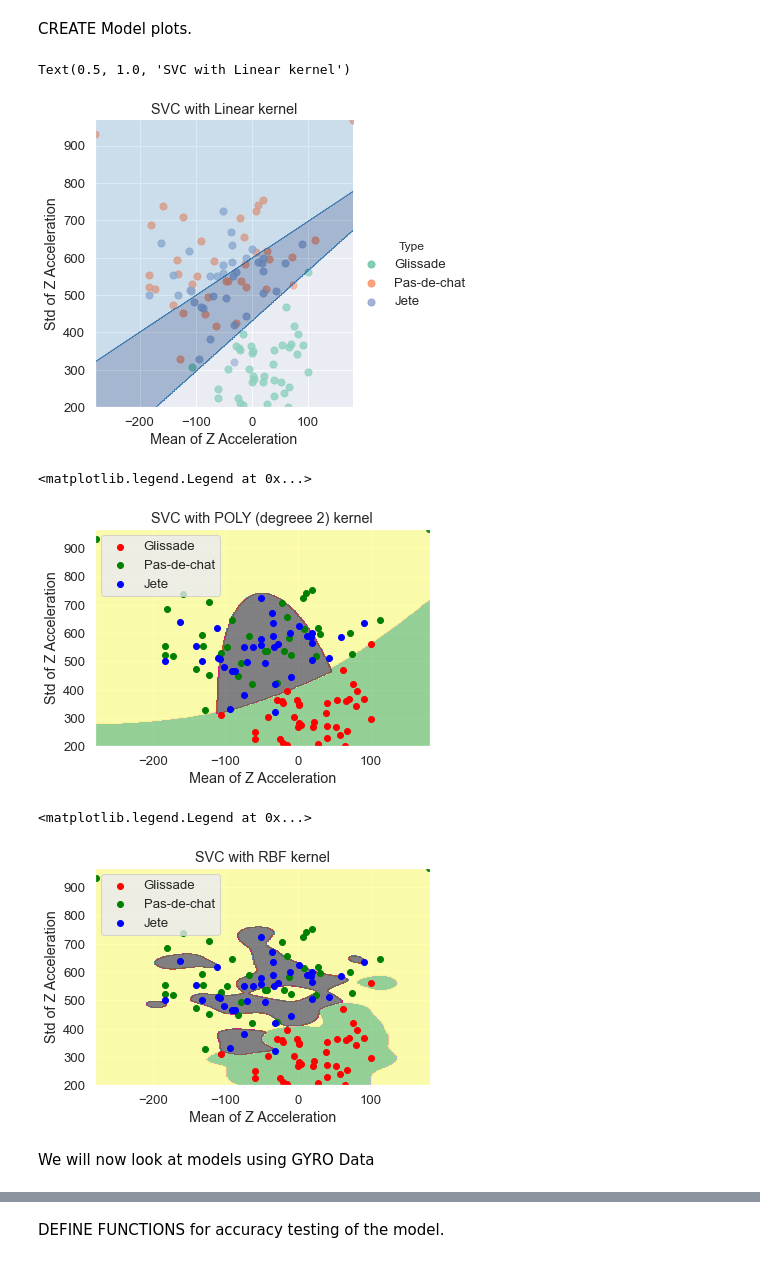
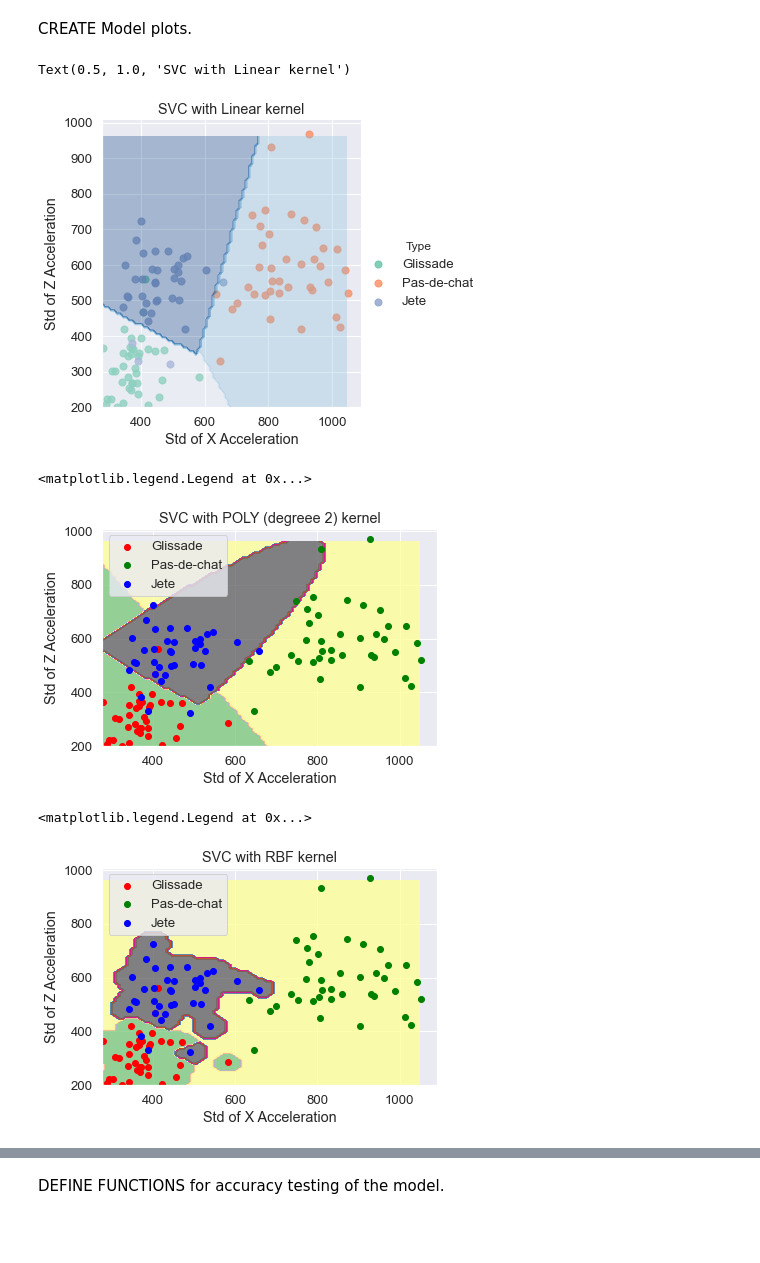
Before and after one commit to alb4876/ballet-jumps, a Jupyter notebook: Ballet.ipynb, the cells around one changed output, grey strips where cells are left out. Saved outputs shown, nothing was run; the diff lists cells and outputs as text; code cells hidden in the pictures; blank space fills up the shorter version.

```diff
--- a/Ballet.ipynb
+++ b/Ballet.ipynb
@@ -392,3 +367,19 @@ for i in range(len(JA_count)):
 
 # Save the dataframe in a CSV file
 features.to_csv('features.csv', index=False)
+# %%
+#  GET Mean (X, Y, Z) and std (X,Y, Z) for acceleration for all datasets in a CSV file called ALLFEATURES.csv
+
+Allfeatures = pd.DataFrame(columns=['Mean_X','Mean_Y','Mean_Z','Std_X','Std_Y','Std_Z','Type'])
+
+for i in range(len(GA_count)):
+    Allfeatures = Allfeatures.append({'Mean_X': d_GA[i]["Accel_X"].mean(),'Mean_Y': d_GA[i]["Accel_Y"].mean(),'Mean_Z': d_GA[i]["Accel_Z"].mean(),'Std_X': d_GA[i]["Accel_X"].std(),'Std_Y': d_GA[i]["Accel_Y"].std(), 'Std_Z': d_GA[i]["Accel_Z"].std(), 'Type': 'Glissade'}, ignore_index=True)
+
+for i in range(len(PA_count)):
+    Allfeatures = Allfeatures.append({'Mean_X': d_PA[i]["Accel_X"].mean(),'Mean_Y': d_PA[i]["Accel_Y"].mean(),'Mean_Z': d_PA[i]["Accel_Z"].mean(), 'Std_X': d_PA[i]["Accel_X"].std(),'Std_Y': d_PA[i]["Accel_Y"].std(),'Std_Z': d_PA[i]["Accel_Z"].std(), 'Type': 'Pas-de-chat'}, ignore_index=True)
+
+for i in range(len(JA_count)):
+    Allfeatures = Allfeatures.append({'Mean_X': d_JA[i]["Accel_X"].mean(),'Mean_Y': d_JA[i]["Accel_Y"].mean(),'Mean_Z': d_JA[i]["Accel_Z"].mean(), 'Std_X': d_JA[i]["Accel_X"].std(),'Std_Y': d_JA[i]["Accel_Y"].std(),'Std_Z': d_JA[i]["Accel_Z"].std(), 'Type': 'Jete'}, ignore_index=True)
+
+# Save the dataframe in a CSV file
+Allfeatures.to_csv('Allfeatures.csv', index=False)
@@ -460,3 +464,18 @@ sns.lmplot('Mean_Z', 'Std_Z',
            scatter_kws={"s": 50});
 # %% [output]
 [figure]
+# %%
+# Quick look at the plot for Accel data -- after running ExtraTreesClassifier  (Std_X and Std_Z are most significant)
+# MODEL 2
+
+from sklearn import svm
+import seaborn as sns; sns.set(font_scale=1.2)
+
+data = pd.read_csv('Allfeatures.csv')
+
+sns.lmplot('Std_X', 'Std_Z',
+           data=data,
+           hue='Type',
+           palette='Set2',
+           fit_reg=False,
+           scatter_kws={"s": 50});
@@ -509,11 +524,11 @@ We will focus on Accel model in our analysis but we will also train the Gyro mod
 # %%
-# MODEL using ACCEL features for 3 JUMPS
+# MODEL using ACCEL features for 3 JUMPS --- using STD_X and STD_Z
 
 #C=1
 #gamma=0.1
 
 
-X = data[['Mean_Z','Std_Z']].values
+X = data[['Std_X','Std_Z']].values
 y = np.where(data['Type']=='Pas-de-chat', 1, #--2 for Jete, 1 for Pas-de-chat and 0 for Glissade---
          (np.where(data['Type']=='Glissade', 0 , 2)))
 model = svm.SVC(kernel='linear').fit(X, y)
@@ -558,7 +556,7 @@ from numpy import c_
 
 # This is for the linear model ACCEL data
 
-sns.lmplot('Mean_Z', 'Std_Z',
+sns.lmplot('Std_X', 'Std_Z',
            data=data,
            hue='Type',
            palette='Set2',
@@ -588,13 +586,13 @@ Z = model.predict(np.c_[xx.ravel(), yy.ravel()])
 Z = Z.reshape(xx.shape)
 plt.contourf(xx, yy, Z, cmap=plt.cm.Blues, alpha=0.3)
 
-plt.xlabel('Mean of Z Acceleration')
+plt.xlabel('Std of X Acceleration')
 plt.ylabel('Std of Z Acceleration')
 plt.title("SVC with Linear kernel")
 #Figure below shows the points and the classes to which they belong.
 # %% [output]
 Text(0.5, 1.0, 'SVC with Linear kernel')
-[figure, old version]
+[figure, new version]
 # %%
 from numpy import c_
 
@@ -609,35 +607,35 @@ y_min, y_max = X[:, 1].min() - 1, X[:, 1].max() + 1
 
 #---step size in the mesh---
 h = abs((x_max / x_min) / 0.4)
 
 
 #---make predictions for each of the points in xx,yy---
 xx, yy = np.meshgrid(np.arange(x_min, x_max, h),
                      np.arange(y_min, y_max, h))
 
 #print(x_min,x_max, y_min, y_max, h)
 Z = POLYmodel.predict(np.c_[xx.ravel(), yy.ravel()])
 
 #---draw the result using a color plot---
 Z = Z.reshape(xx.shape)
 #plt.contourf(xx, yy, Z, cmap=plt.cm.Blues, alpha=0.3)
 plt.contourf(xx, yy, Z, cmap=plt.cm.Accent, alpha=0.8)
 
 #---plot the training points---
 feature_names = ['Mean_Z', 'Std_Z']
 jumps = ['Glissade','Pas-de-chat', 'Jete']
 colors = ['red', 'green', 'blue']
 for color, i, target in zip(colors, [0, 1, 2], jumps):
     plt.scatter(X[y==i, 0], X[y==i, 1], color=color, label=target)
 
-plt.xlabel('Mean of Z Acceleration')
+plt.xlabel('Std of X Acceleration')
 plt.ylabel('Std of Z Acceleration')
 plt.title("SVC with POLY (degreee 2) kernel")
 plt.legend(loc='best', shadow=False, scatterpoints=1)
 #Figure below shows the points and the classes to which they belong.
 # %% [output]
 <matplotlib.legend.Legend at 0x...>
-[figure, old version]
+[figure, new version]
 # %%
 from numpy import c_
 
@@ -673,13 +671,11 @@ colors = ['red', 'green', 'blue']
 for color, i, target in zip(colors, [0, 1, 2], jumps):
     plt.scatter(X[y==i, 0], X[y==i, 1], color=color, label=target)
 
-plt.xlabel('Mean of Z Acceleration')
+plt.xlabel('Std of X Acceleration')
 plt.ylabel('Std of Z Acceleration')
 plt.title("SVC with RBF kernel")
 plt.legend(loc='best', shadow=False, scatterpoints=1)
 #Figure below shows the points and the classes to which they belong.
 # %% [output]
 <matplotlib.legend.Legend at 0x...>
-[figure, old version]
+[figure, new version]
-# %% [markdown]
-We will now look at models using GYRO Data
```
Also changed, not shown: parts of 71 cells of this notebook.
